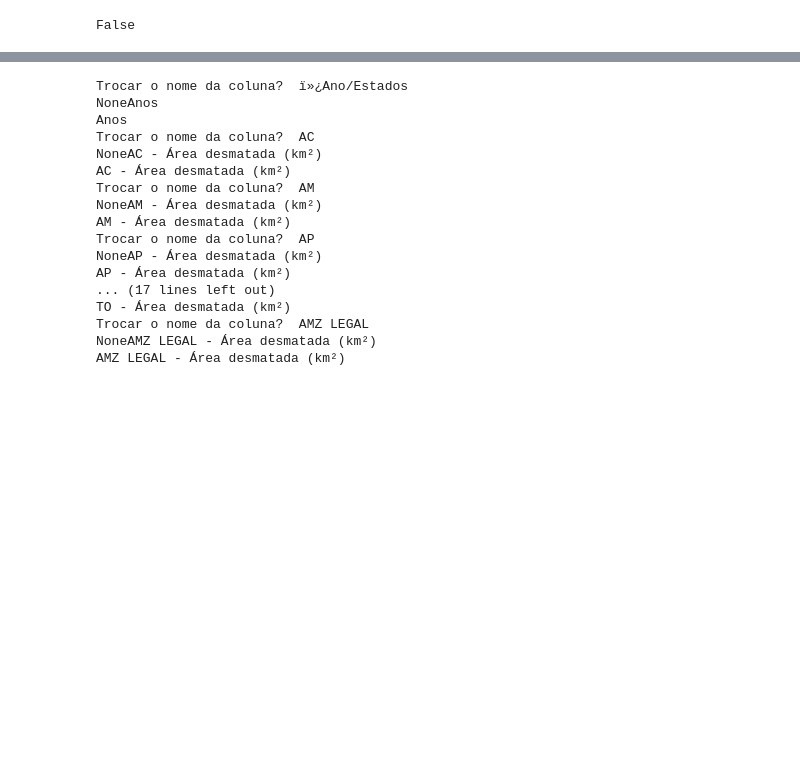
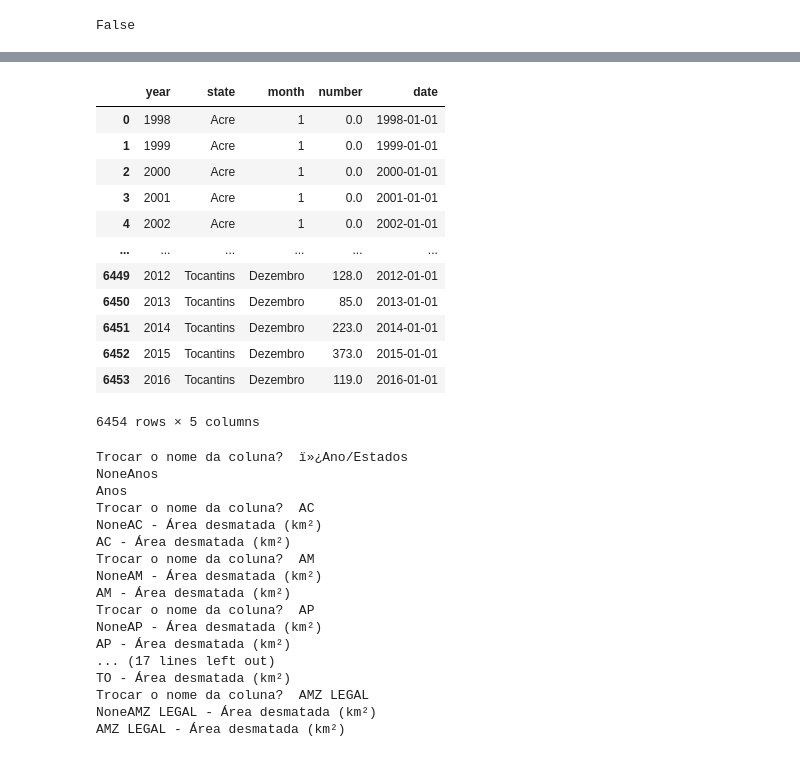
Before and after one commit to alynenogu/Pos-Graduacao---Ciencia-de-Dados, a Jupyter notebook: Monografia Versão Final.ipynb, the cells around one changed output, grey strips where cells are left out. Saved outputs shown, nothing was run; the diff lists cells and outputs as text; code cells hidden in the pictures; blank space fills up the shorter version.

```diff
--- a/Monografia Versão Final.ipynb
+++ b/Monografia Versão Final.ipynb
@@ -274,0 +274,22 @@ tabela_areas_queimadas_mais_estados = tabela_areas_queimadas_mais_estados.groupb
+# %%
+#Adicionar restante dos meses no dicionario
+INDICE_MES = {
+    "Janeiro": 1,
+    "Fevereiro": 2,
+    "Março": 3,
+    "Abril": 4,
+}
+# %% [output]
+|  | year | state | month | number | date |
+| 0 | 1998 | Acre | 1 | 0.0 | 1998-01-01 |
+| 1 | 1999 | Acre | 1 | 0.0 | 1999-01-01 |
+| 2 | 2000 | Acre | 1 | 0.0 | 2000-01-01 |
+| 3 | 2001 | Acre | 1 | 0.0 | 2001-01-01 |
+| 4 | 2002 | Acre | 1 | 0.0 | 2002-01-01 |
+| ... | ... | ... | ... | ... | ... |
+| 6449 | 2012 | Tocantins | Dezembro | 128.0 | 2012-01-01 |
+| 6450 | 2013 | Tocantins | Dezembro | 85.0 | 2013-01-01 |
+| 6451 | 2014 | Tocantins | Dezembro | 223.0 | 2014-01-01 |
+| 6452 | 2015 | Tocantins | Dezembro | 373.0 | 2015-01-01 |
+| 6453 | 2016 | Tocantins | Dezembro | 119.0 | 2016-01-01 |
+6454 rows × 5 columns
```
Also changed, not shown: parts of 12 cells of this notebook.
